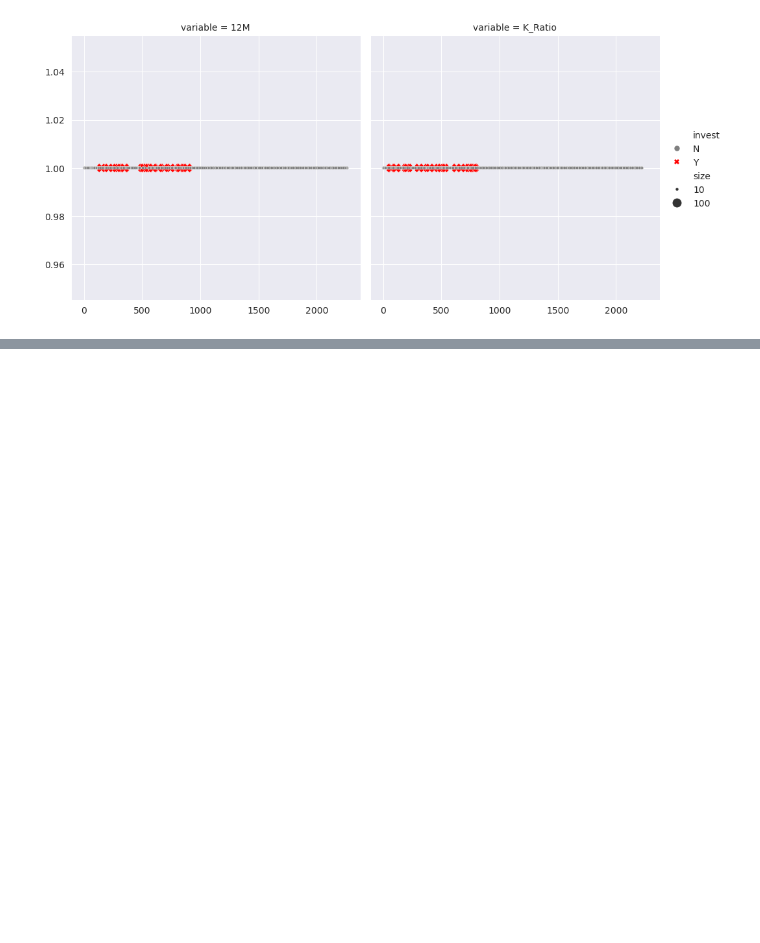
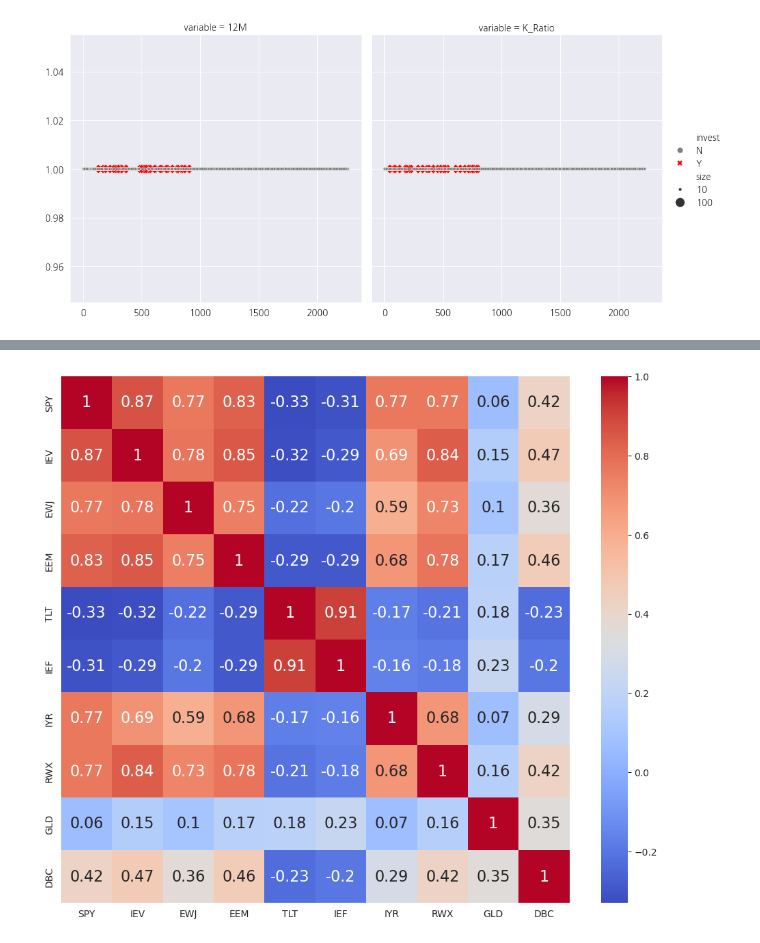
Before and after one commit to Glesep/Quant, a Jupyter notebook: chap_13/chap13.ipynb, the cells around one changed output, grey strips where cells are left out. Saved outputs shown, nothing was run; the diff lists cells and outputs as text; code cells hidden in the pictures; blank space fills up the shorter version.

```diff
--- a/chap_13/chap13.ipynb
+++ b/chap_13/chap13.ipynb
@@ -1596,0 +1647,4 @@ plot_rank(hist_momentum) # 붉은색 X 마크는 투자하는 종목, 회색 O
+# %%
+rets = prices.pct_change(1).dropna()    # 수익률 계산, 결측치 제거
+rets.columns = ['SPY', 'IEV', 'EWJ', 'EEM', 'TLT', 'IEF', 'IYR', 'RWX', 'GLD', 'DBC']   # 열 이름을 튜플이 아닌 단일 이름으로 변경
+rets.tail(3).round(4)
@@ -1596,0 +1657,9 @@ plot_rank(hist_momentum) # 붉은색 X 마크는 투자하는 종목, 회색 O
+# %%
+import matplotlib.pyplot as plt
+import seaborn as sns
+
+plt.figure(figsize=(12, 10))
+sns.heatmap(rets.corr().round(2), annot=True, annot_kws={'size': 16}, cmap='coolwarm')
+plt.show()  # 같은 자산군 내에는 강한 상관관계 / 주식과 채권 간에는 매우 낮은 상관관계 / 주식과 리츠 간 꽤 높은 상관관계
+# %% [output]
+[figure, added]
```
Also changed, not shown: parts of 14 cells of this notebook.
